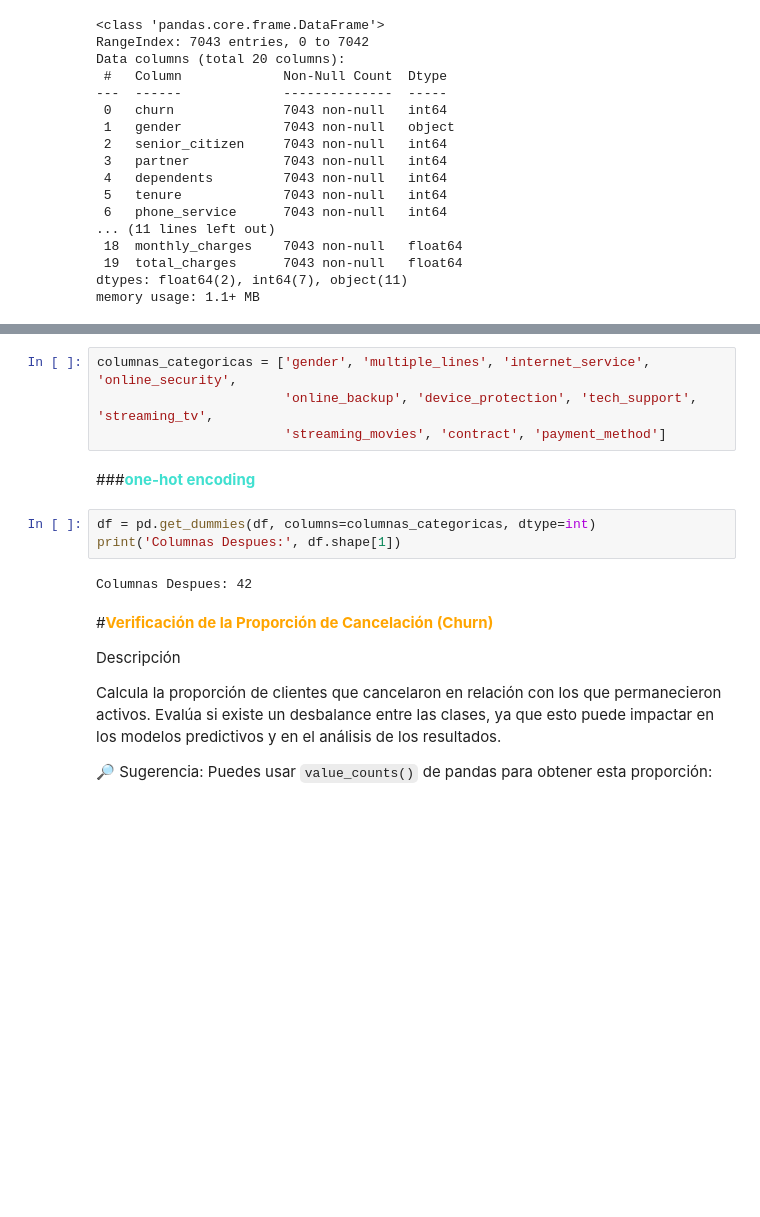
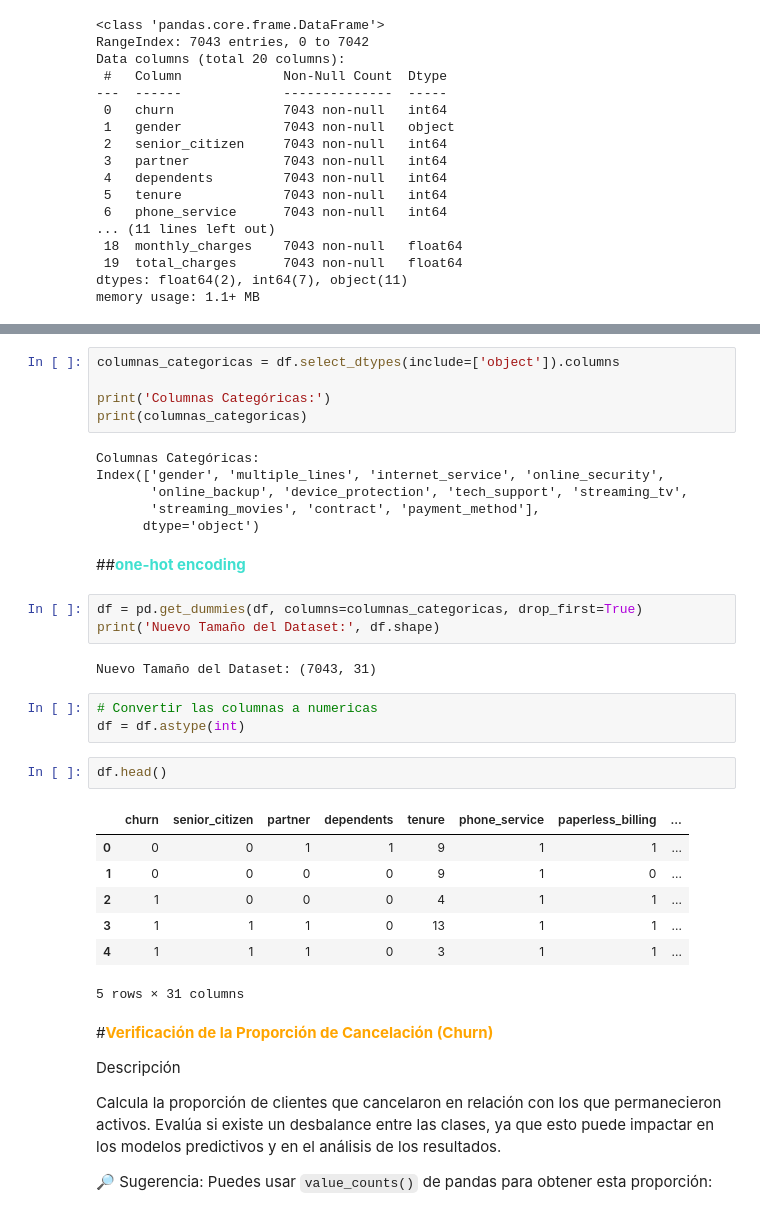
Before and after one commit to LejImkoaj/proyecto-telecomX-parte2, a Jupyter notebook: telecomX_parte2_LATAM.ipynb, the cells around one changed output, grey strips where cells are left out. Cells and saved outputs as stored; diff of their text form; blank space fills up the shorter version.

```diff
--- a/telecomX_parte2_LATAM.ipynb
+++ b/telecomX_parte2_LATAM.ipynb
@@ -120,14 +120,34 @@ memory usage: 1.1+ MB
-# %%
-columnas_categoricas = ['gender', 'multiple_lines', 'internet_service', 'online_security',
-                        'online_backup', 'device_protection', 'tech_support', 'streaming_tv',
-                        'streaming_movies', 'contract', 'payment_method']
+# %%
+columnas_categoricas = df.select_dtypes(include=['object']).columns
+
+print('Columnas Categóricas:')
+print(columnas_categoricas)
+# %% [output]
+Columnas Categóricas:
+Index(['gender', 'multiple_lines', 'internet_service', 'online_security',
+       'online_backup', 'device_protection', 'tech_support', 'streaming_tv',
+       'streaming_movies', 'contract', 'payment_method'],
+      dtype='object')
 # %% [markdown]
-###**<font color='turquoise'>one-hot encoding</font>**
+##**<font color='turquoise'>one-hot encoding</font>**
 # %%
-df = pd.get_dummies(df, columns=columnas_categoricas, dtype=int)
-print('Columnas Despues:', df.shape[1])
+df = pd.get_dummies(df, columns=columnas_categoricas, drop_first=True)
+print('Nuevo Tamaño del Dataset:', df.shape)
 # %% [output]
-Columnas Despues: 42
+Nuevo Tamaño del Dataset: (7043, 31)
+# %%
+# Convertir las columnas a numericas
+df = df.astype(int)
+# %%
+df.head()
+# %% [output]
+|  | churn | senior_citizen | partner | dependents | tenure | phone_service | paperless_billing | ... |
+| 0 | 0 | 0 | 1 | 1 | 9 | 1 | 1 | ... |
+| 1 | 0 | 0 | 0 | 0 | 9 | 1 | 0 | ... |
+| 2 | 1 | 0 | 0 | 0 | 4 | 1 | 1 | ... |
+| 3 | 1 | 1 | 1 | 0 | 13 | 1 | 1 | ... |
+| 4 | 1 | 1 | 1 | 0 | 3 | 1 | 1 | ... |
+5 rows × 31 columns
 # %% [markdown]
 #**<font color='orange'>Verificación de la Proporción de Cancelación (Churn)</font>**
 
```
Also changed, not shown: parts of 35 cells of this notebook.
